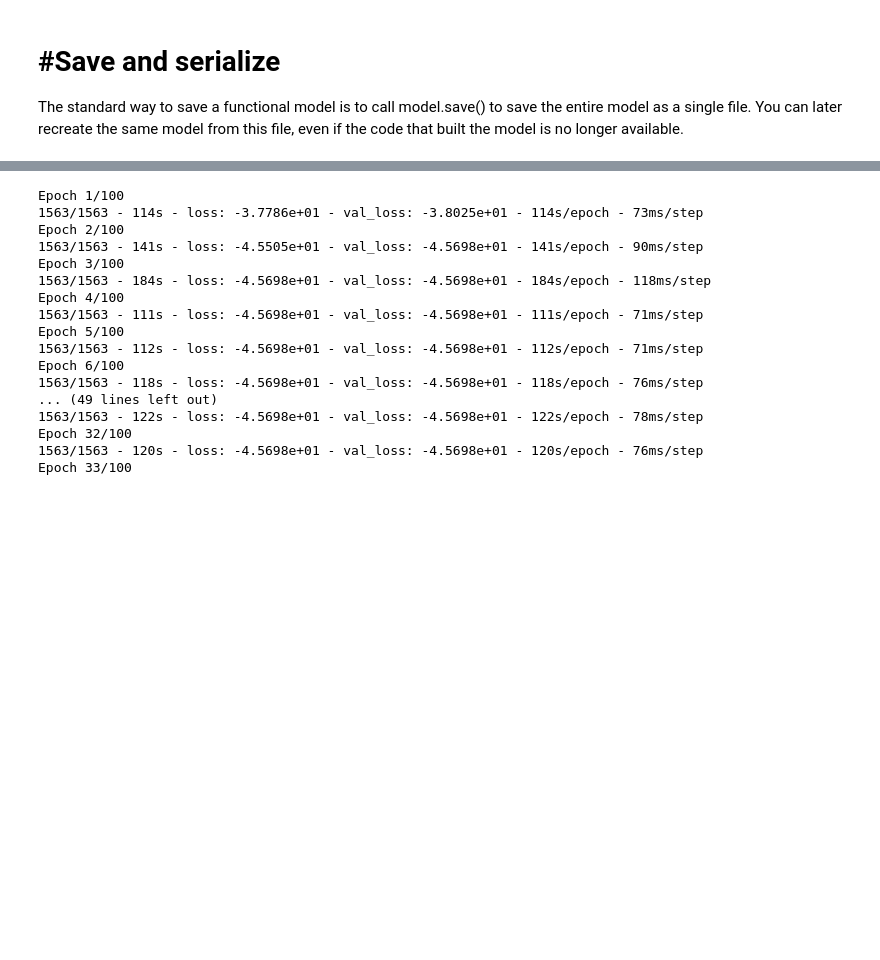
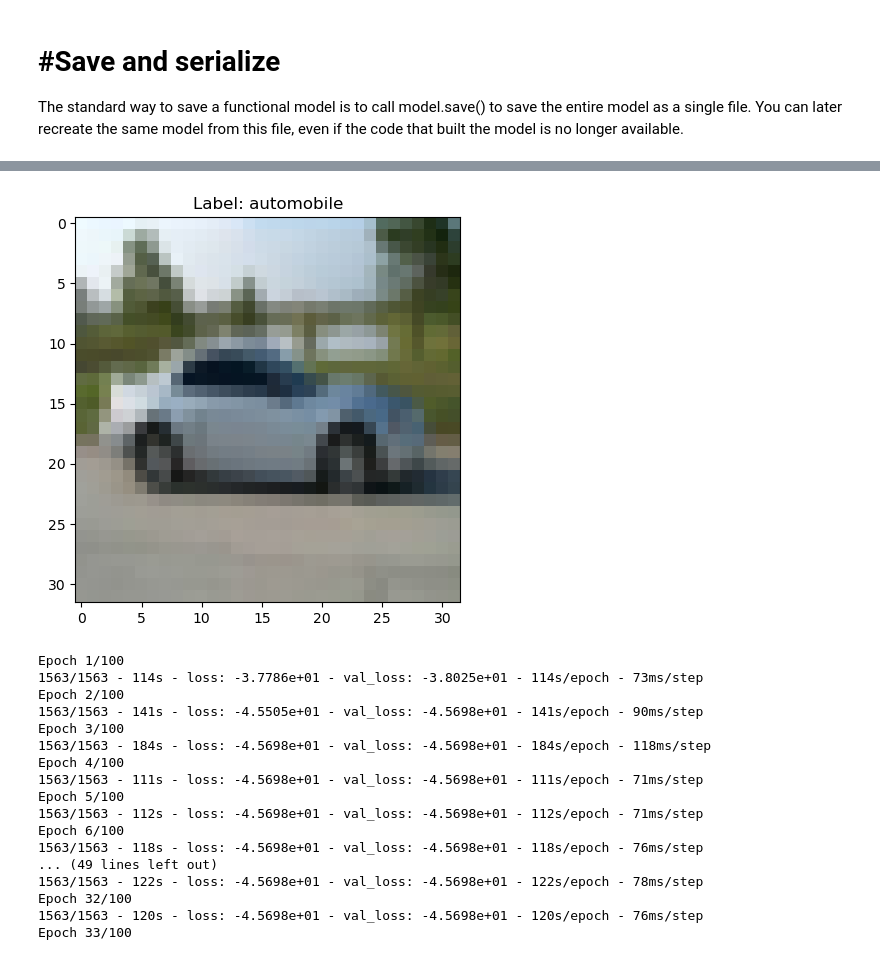
Before and after one commit to dnncamargo/ml-lab, a Jupyter notebook: keras_ds/functional.ipynb, the cells around one changed output, grey strips where cells are left out. Cells and saved outputs as stored; diff of their text form; code cells hidden in the pictures; blank space fills up the shorter version.

```diff
--- a/keras_ds/functional.ipynb
+++ b/keras_ds/functional.ipynb
@@ -427,3 +506,29 @@ Downloading data from https://www.cs.toronto.edu/~kriz/cifar-10-python.tar.gz
+# %%
+# Show data
+
+import numpy as np
+import matplotlib.pyplot as plt
+
+# Select an image index from the training set (you can change the index to display different images)
+image_index = np.random.randint(50000)
+
+# Get the image and its corresponding label from the training set
+image = x_train[image_index]
+label = y_train[image_index]
+
+
+# Define the class names for CIFAR-10 (these are the label names for each class)
+class_names = ['airplane', 'automobile', 'bird', 'cat', 'deer', 'dog', 'frog', 'horse', 'ship', 'truck']
+# %%
+# Display the image
+
+plt.figure(figsize=(5, 5))
+plt.title(f"Label: {class_names[label[0]]}")
+plt.axis('on')
+plt.imshow(image)
+plt.show()
+# %% [output]
+[figure, added]
 # %%
 
 # fit the autoencoder model to reconstruct input
```
Also changed, not shown: parts of 12 cells of this notebook, 2 other files.
